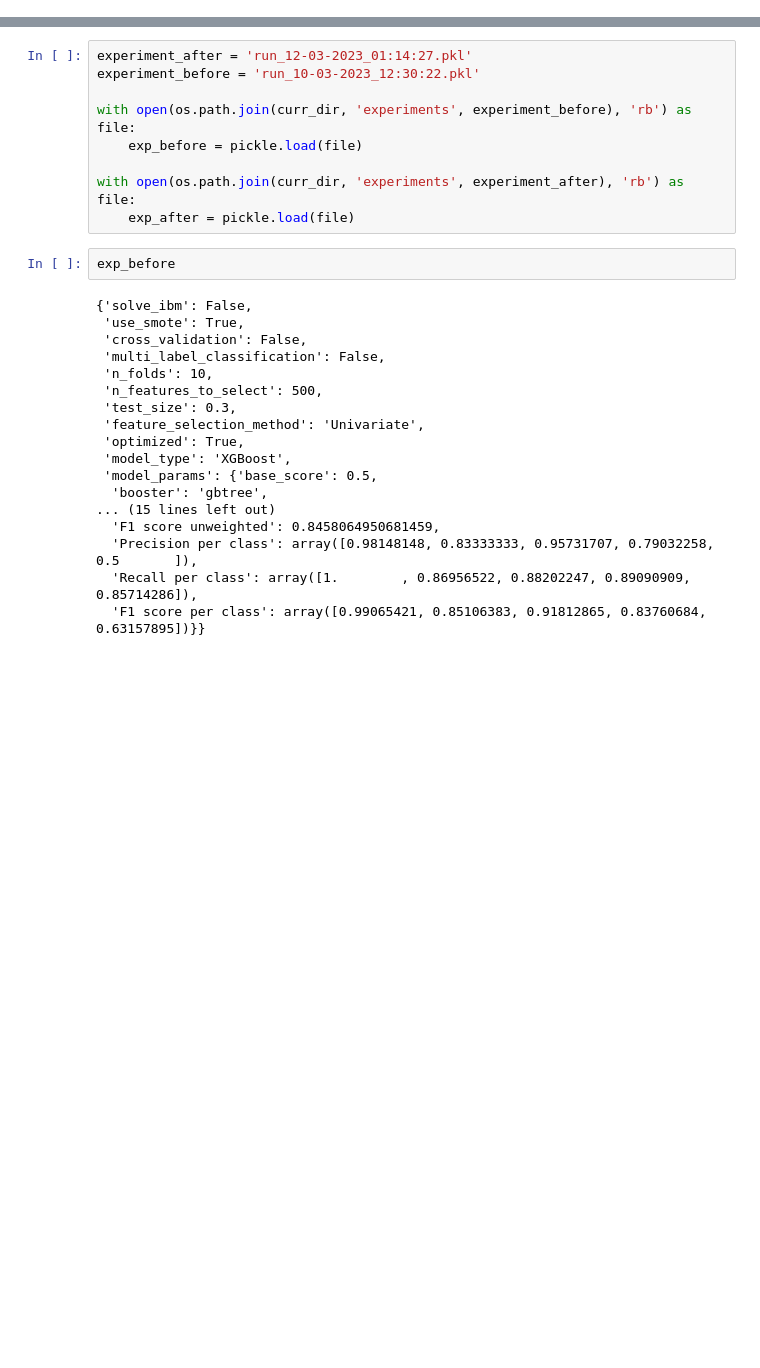
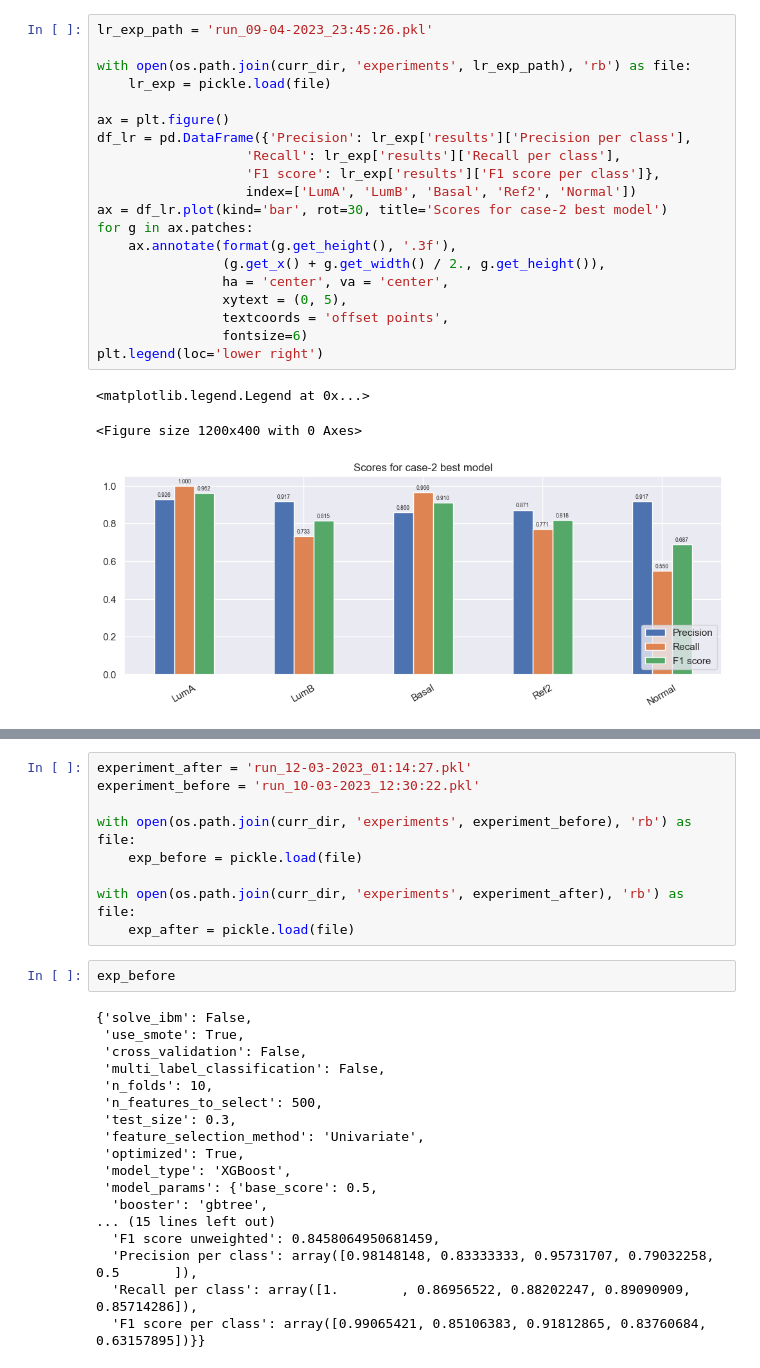
Before and after one commit to ivamilojkovic/ML-GeneExpression-CancerSubtype-Classification, a Jupyter notebook: result_visualization.ipynb, the cells around one changed output, grey strips where cells are left out. Saved outputs shown, nothing was run; the diff lists cells and outputs as text; blank space fills up the shorter version.

```diff
--- a/result_visualization.ipynb
+++ b/result_visualization.ipynb
@@ -53,0 +136,24 @@ exp
+# %%
+lr_exp_path = 'run_09-04-2023_23:45:26.pkl'
+
+with open(os.path.join(curr_dir, 'experiments', lr_exp_path), 'rb') as file:
+    lr_exp = pickle.load(file)
+
+ax = plt.figure()
+df_lr = pd.DataFrame({'Precision': lr_exp['results']['Precision per class'],
+                   'Recall': lr_exp['results']['Recall per class'],
+                   'F1 score': lr_exp['results']['F1 score per class']},
+                   index=['LumA', 'LumB', 'Basal', 'Ref2', 'Normal'])
+ax = df_lr.plot(kind='bar', rot=30, title='Scores for case-2 best model')
+for g in ax.patches:
+    ax.annotate(format(g.get_height(), '.3f'),
+                (g.get_x() + g.get_width() / 2., g.get_height()),
+                ha = 'center', va = 'center',
+                xytext = (0, 5),
+                textcoords = 'offset points',
+                fontsize=6)
+plt.legend(loc='lower right')
+# %% [output]
+<matplotlib.legend.Legend at 0x...>
+<Figure size 1200x400 with 0 Axes>
+[figure, added]
```
Also changed, not shown: parts of 12 cells of this notebook, 6 other files.
